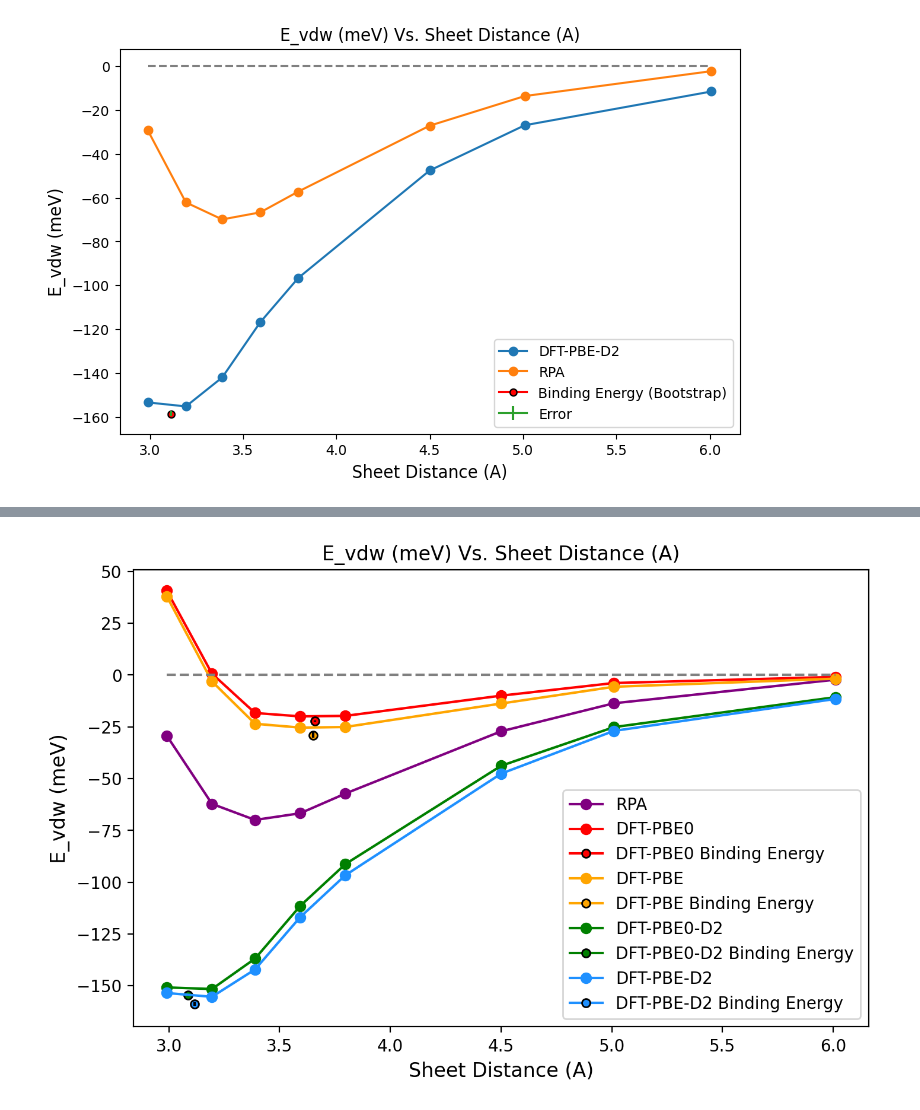
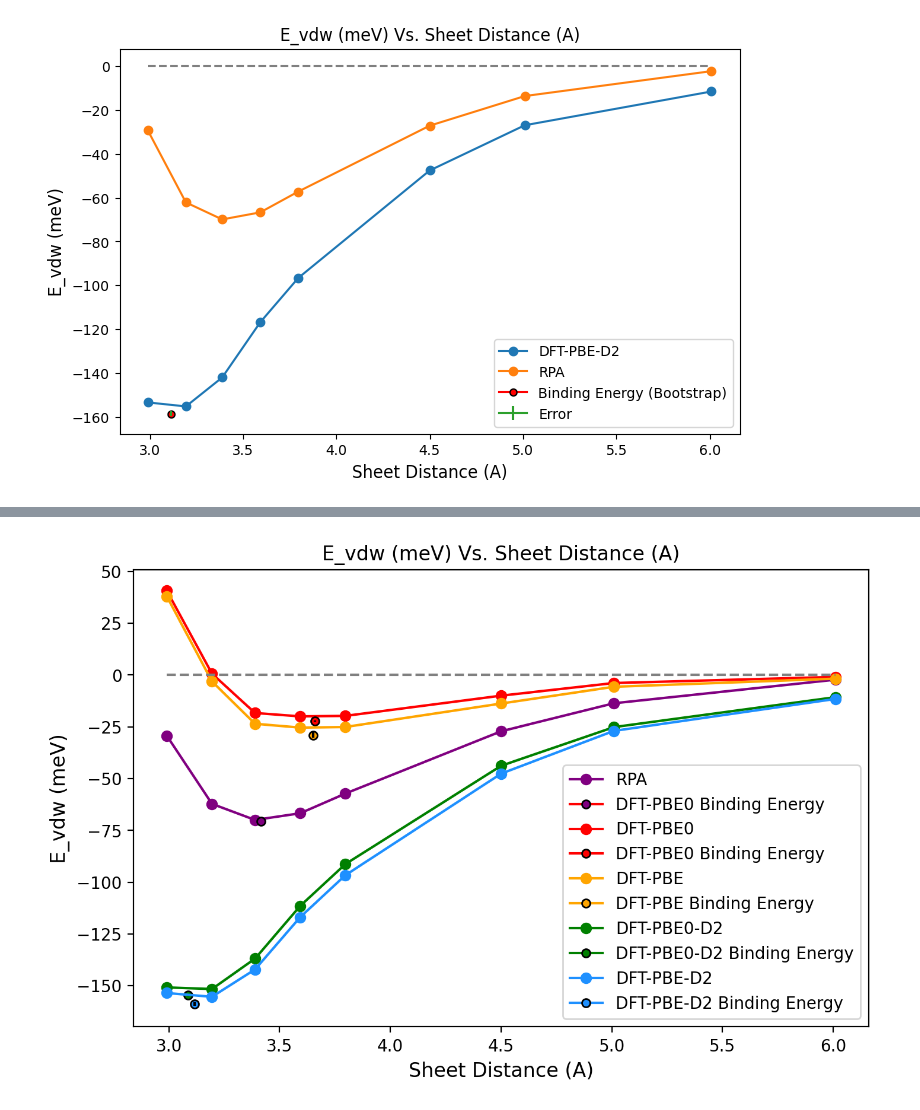
Before and after one commit to kkleiner1/hBN_water_interaction_from_dft, a Jupyter notebook: dft/hBN_water_interaction_energy_analysis/final_data_analysis.ipynb, the cells around one changed output, grey strips where cells are left out. Saved outputs shown, nothing was run; the diff lists cells and outputs as text; code cells hidden in the pictures.

```diff
--- a/dft/hBN_water_interaction_energy_analysis/final_data_analysis.ipynb
+++ b/dft/hBN_water_interaction_energy_analysis/final_data_analysis.ipynb
@@ -243,0 +246,6 @@ plt.show()
+# %%
+rpa_dist_mean, rpa_dist_std, rpa_E_mean, rpa_E_std = bootStrap(sheet_distance[0:7], rpa[0:7])
+print("RPA Distance avg:", rpa_dist_mean)
+print("   Standard Deviation:", rpa_dist_std)
+print("RPA Energy avg:", rpa_E_mean)
+print("   Standard Deviation:", rpa_E_std)
@@ -244,31 +272,33 @@ plt.show()
 # %%
 fig, ax = plt.subplots()
 plt.title("E_vdw (meV) Vs. Sheet Distance (A)")
 ax.set_xlabel('Sheet Distance (A)',fontsize=12)
 ax.set_ylabel('E_vdw (meV)',fontsize=12)
 ax.plot(sheet_distance, rpa, "o-",label="RPA", color="purple")
+ax.plot(rpa_dist_mean, rpa_E_mean, marker="o", markersize=5, markeredgecolor="black", markerfacecolor="purple", color="red", label="DFT-PBE0 Binding Energy")
+ax.errorbar(rpa_dist_mean, rpa_E_mean, rpa_E_std, color="black")
 
 ax.plot(sheet_distance, dft_pbe0, "o-r",label="DFT-PBE0")
 ax.plot(dft_pbe0_dist_mean, dft_pbe0_E_mean, marker="o", markersize=5, markeredgecolor="black", markerfacecolor="red", color="red", label="DFT-PBE0 Binding Energy")
 ax.errorbar(dft_pbe0_dist_mean, dft_pbe0_E_mean, dft_pbe0_E_std, color="black")
 
 ax.plot(sheet_distance, dft_pbe, "o-r",label="DFT-PBE", color="orange")
 ax.plot(dft_pbe_dist_mean, dft_pbe_E_mean, marker="o", markersize=5, markeredgecolor="black", markerfacecolor="orange", color="orange", label="DFT-PBE Binding Energy")
 ax.errorbar(dft_pbe_dist_mean, dft_pbe_E_mean, dft_pbe_E_std, color="black")
 
 ax.plot(sheet_distance, dft_pbe0_d2, "o-",label="DFT-PBE0-D2", color="green")
 ax.plot(dft_pbe0D2_dist_mean, dft_pbe0D2_E_mean, marker="o", markersize=5, markeredgecolor="black", markerfacecolor="green", color="green", label="DFT-PBE0-D2 Binding Energy")
 ax.errorbar(dft_pbe0D2_dist_mean, dft_pbe0D2_E_mean, dft_pbe0D2_E_std, color="black")
 
 ax.plot(sheet_distance, dft_pbe_d2, "o-",label="DFT-PBE-D2", color="dodgerblue")
 ax.plot(dft_pbeD2_dist_mean, dft_pbeD2_E_mean, marker="o", markersize=5, markeredgecolor="black", markerfacecolor="dodgerblue", color="dodgerblue", label="DFT-PBE-D2 Binding Energy")
 ax.errorbar(dft_pbeD2_dist_mean, dft_pbeD2_E_mean, dft_pbeD2_E_std, color="black")
 
 
 fig.set_size_inches(8, 5)
 fig.set_dpi(200)
 plt.hlines(y=0, xmin=2.9907, xmax=6.0093, color="grey", linestyles="--")
 plt.legend()
 plt.show()
 # %% [output]
-[figure, old version]
+[figure, new version]
```
Also changed, not shown: parts of 3 cells of this notebook.
